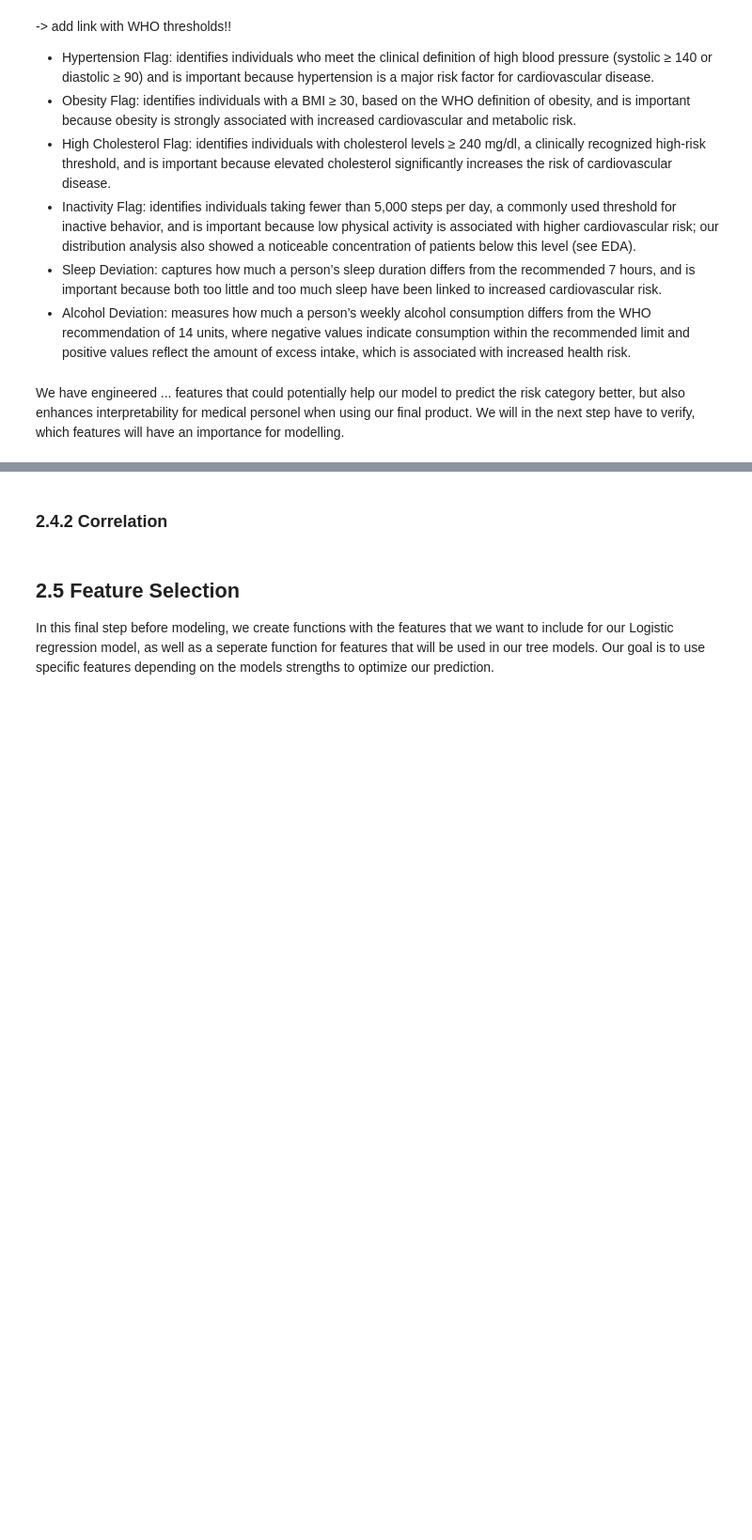
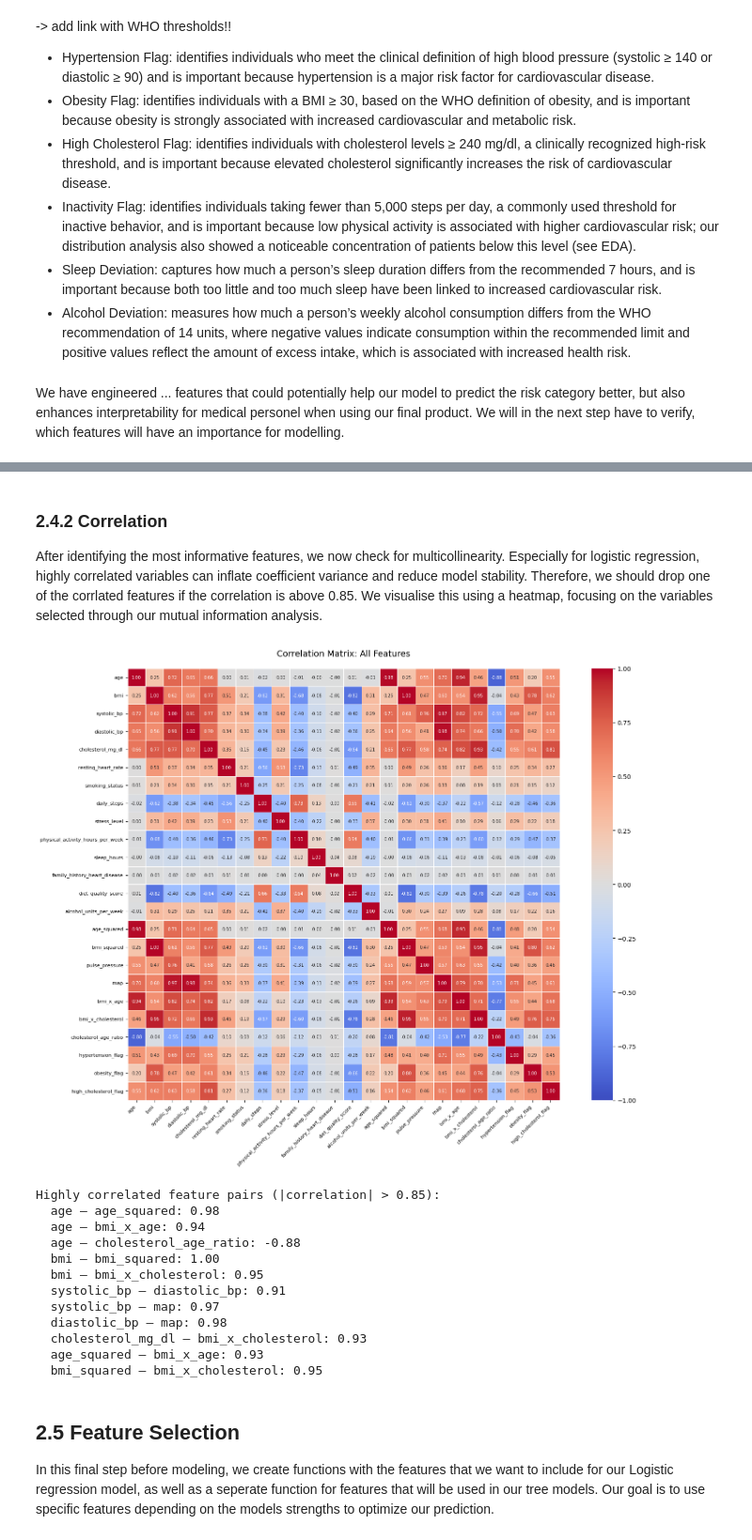
Before and after one commit to maxhaus31/Machine_Learning_HeartDiseaseDetection, a Jupyter notebook: 02_FeatureEngineering_and_Exploration.ipynb, the cells around one changed output, grey strips where cells are left out. Shown at 94% size. Drawn from its saved outputs; the diff is of its cells as text; code cells hidden in the pictures; blank space fills up the shorter version.

```diff
--- a/02_FeatureEngineering_and_Exploration.ipynb
+++ b/02_FeatureEngineering_and_Exploration.ipynb
@@ -181,0 +191,19 @@ dtype: object
+# %%
+# Using only the training data from df_engineered and the target values from our training set
+X_val = df_engineered.copy()
+y_val = y_train.copy()
+
+# Binary encoding for family history
+X_val['family_history_heart_disease'] = X_val['family_history_heart_disease'].map(
+    {'Yes': 1, 'No': 0}
+)
+
+# Ordinal encoding for smoking status
+X_val['smoking_status'] = X_val['smoking_status'].map(
+    {'Never': 0, 'Former': 1, 'Current': 2}
+)
+
+# Confirm no non-numeric columns remain
+print("Remaining non-numeric columns:",
+      X_val.select_dtypes(exclude='number').columns.tolist())
+print("Shape:", X_val.shape)
@@ -182,5 +298,49 @@ dtype: object
 # %% [markdown]
 ### 2.4.2 Correlation
+After identifying the most informative features, we now check for multicollinearity. Especially for logistic regression, highly correlated variables can inflate coefficient variance and reduce model stability. Therefore, we should drop one of the corrlated features if the correlation is above 0.85. We visualise this using a heatmap, focusing on the variables selected through our mutual information analysis.
+# %%
+import seaborn as sns
+import numpy as np
+
+# Dropping engineered features with MI < 0.1
+X_val = X_val.drop(columns=['inactivity_flag', 'alcohol_deviation', 'sleep_deviation'])
+
+# Compute correlation matrix on all remaining features
+corr_matrix = X_val.corr()
+
+# Plot heatmap
+fig, ax = plt.subplots(figsize=(16, 12))
+
+sns.heatmap(corr_matrix, annot=True, fmt='.2f', cmap='coolwarm', center=0, vmin=-1, vmax=1, square=True, linewidths=0.5, annot_kws={"size": 7}, ax=ax)
+
+ax.set_title('Correlation Matrix: All Features',
+             fontsize=14, pad=20)
+plt.xticks(rotation=45, ha='right', fontsize=8)
+plt.yticks(rotation=0, fontsize=8)
+plt.tight_layout()
+plt.show()
+
+# Printing any pairs with correlation above 0.85 for easy reference
+print("\nHighly correlated feature pairs (|correlation| > 0.85):")
+for i in range(len(corr_matrix.columns)):
+    for j in range(i+1, len(corr_matrix.columns)):
+        if abs(corr_matrix.iloc[i, j]) > 0.85:
+            print(f"  {corr_matrix.columns[i]} — {corr_matrix.columns[j]}: "
+                  f"{corr_matrix.iloc[i, j]:.2f}")
+# %% [output]
+[figure, added]
+Highly correlated feature pairs (|correlation| > 0.85):
+  age — age_squared: 0.98
+  age — bmi_x_age: 0.94
+  age — cholesterol_age_ratio: -0.88
+  bmi — bmi_squared: 1.00
+  bmi — bmi_x_cholesterol: 0.95
+  systolic_bp — diastolic_bp: 0.91
+  systolic_bp — map: 0.97
+  diastolic_bp — map: 0.98
+  cholesterol_mg_dl — bmi_x_cholesterol: 0.93
+  age_squared — bmi_x_age: 0.93
+  bmi_squared — bmi_x_cholesterol: 0.95
 # %% [markdown]
 ## 2.5 Feature Selection
 In this final step before modeling, we create functions with the features that we want to include for our Logistic regression model, as well as a seperate function for features that will be used in our tree models. Our goal is to use specific features depending on the models strengths to optimize our prediction.
```
Also changed, not shown: parts of 14 cells of this notebook.
